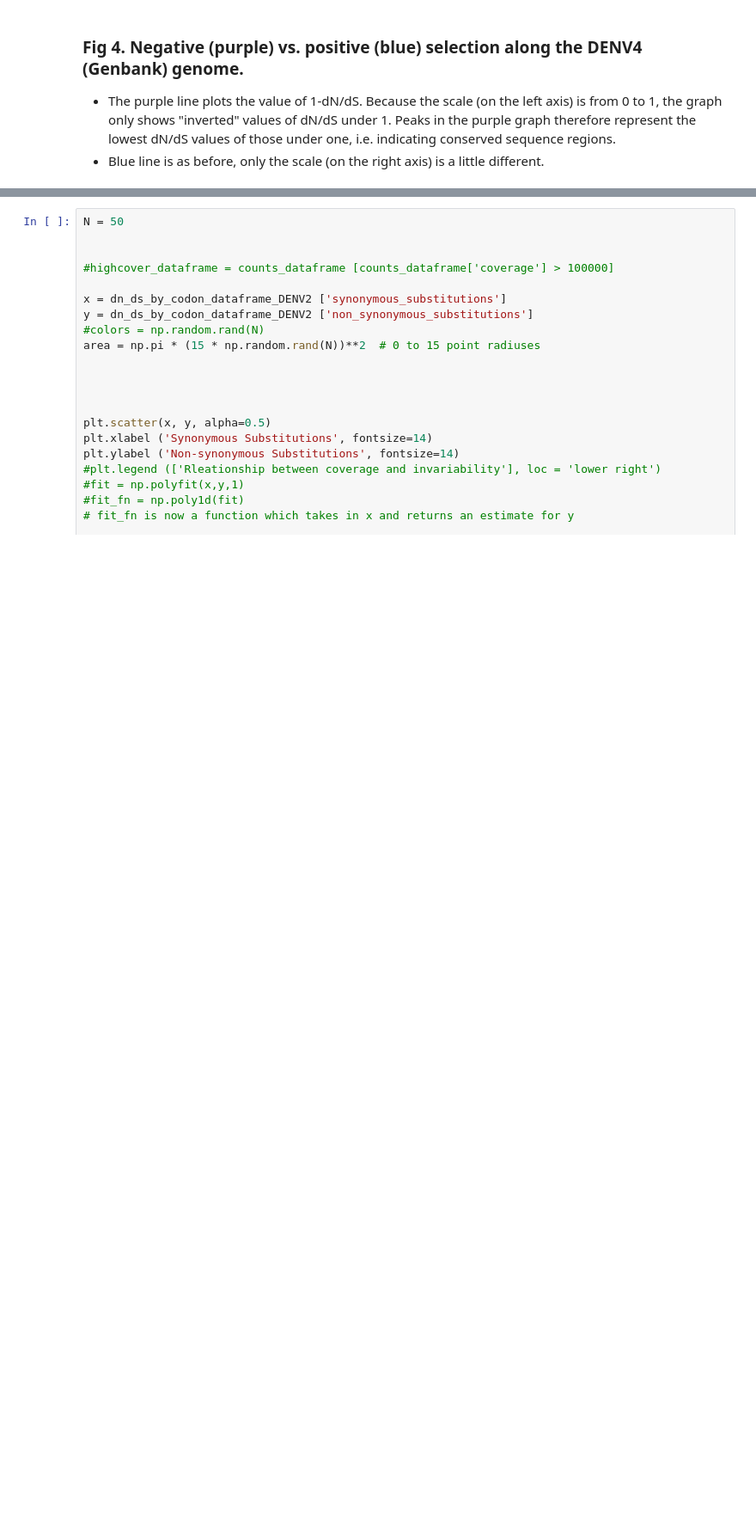
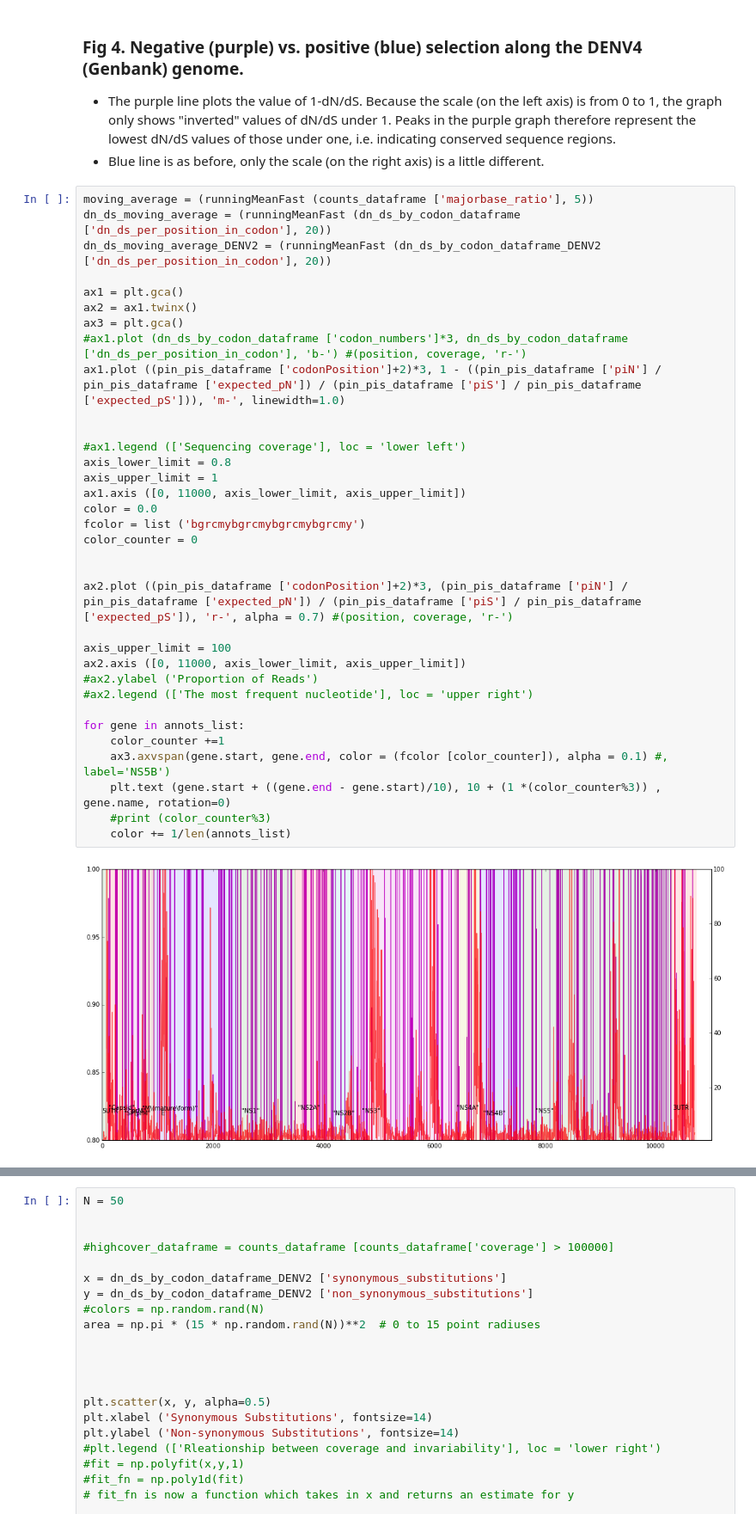
Before and after one commit to pvmarkov/DENGOMICS, a Jupyter notebook: analysis notebooks/Comparing Our Pilot Reads to DENV2 from Genbank.ipynb, the cells around one changed output, grey strips where cells are left out. Shown at 86% size. Cells and saved outputs as stored; diff of their text form; blank space fills up the shorter version.

```diff
--- a/analysis notebooks/Comparing Our Pilot Reads to DENV2 from Genbank.ipynb
+++ b/analysis notebooks/Comparing Our Pilot Reads to DENV2 from Genbank.ipynb
@@ -257,3 +259,39 @@ for gene in annots_list:
 ### Fig 4. Negative (purple) vs. positive (blue) selection along the DENV4 (Genbank) genome.
 - The purple line plots the value of 1-dN/dS. Because the scale (on the left axis) is from 0 to 1, the graph only shows "inverted" values of dN/dS under 1. Peaks in the purple graph therefore represent the lowest dN/dS values of those under one, i.e. indicating conserved sequence regions.
 - Blue line is as before, only the scale (on the right axis) is a little different.
+# %%
+moving_average = (runningMeanFast (counts_dataframe ['majorbase_ratio'], 5))
+dn_ds_moving_average = (runningMeanFast (dn_ds_by_codon_dataframe ['dn_ds_per_position_in_codon'], 20))
+dn_ds_moving_average_DENV2 = (runningMeanFast (dn_ds_by_codon_dataframe_DENV2 ['dn_ds_per_position_in_codon'], 20))
+
+ax1 = plt.gca()
+ax2 = ax1.twinx()
+ax3 = plt.gca()
+#ax1.plot (dn_ds_by_codon_dataframe ['codon_numbers']*3, dn_ds_by_codon_dataframe ['dn_ds_per_position_in_codon'], 'b-') #(position, coverage, 'r-')
+ax1.plot ((pin_pis_dataframe ['codonPosition']+2)*3, 1 - ((pin_pis_dataframe ['piN'] / pin_pis_dataframe ['expected_pN']) / (pin_pis_dataframe ['piS'] / pin_pis_dataframe ['expected_pS'])), 'm-', linewidth=1.0)
+
+
+#ax1.legend (['Sequencing coverage'], loc = 'lower left')
+axis_lower_limit = 0.8
+axis_upper_limit = 1
+ax1.axis ([0, 11000, axis_lower_limit, axis_upper_limit])
+color = 0.0
+fcolor = list ('bgrcmybgrcmybgrcmybgrcmy')
+color_counter = 0
+
+
+ax2.plot ((pin_pis_dataframe ['codonPosition']+2)*3, (pin_pis_dataframe ['piN'] / pin_pis_dataframe ['expected_pN']) / (pin_pis_dataframe ['piS'] / pin_pis_dataframe ['expected_pS']), 'r-', alpha = 0.7) #(position, coverage, 'r-')
+
+axis_upper_limit = 100
+ax2.axis ([0, 11000, axis_lower_limit, axis_upper_limit])
+#ax2.ylabel ('Proportion of Reads')
+#ax2.legend (['The most frequent nucleotide'], loc = 'upper right')
+
+for gene in annots_list:
+    color_counter +=1
+    ax3.axvspan(gene.start, gene.end, color = (fcolor [color_counter]), alpha = 0.1) #, label='NS5B')
+    plt.text (gene.start + ((gene.end - gene.start)/10), 10 + (1 *(color_counter%3)) , gene.name, rotation=0)
+    #print (color_counter%3)
+    color += 1/len(annots_list)
+# %% [output]
+[figure, added]
```
Also changed, not shown: parts of 7 cells of this notebook, 11 other files.
